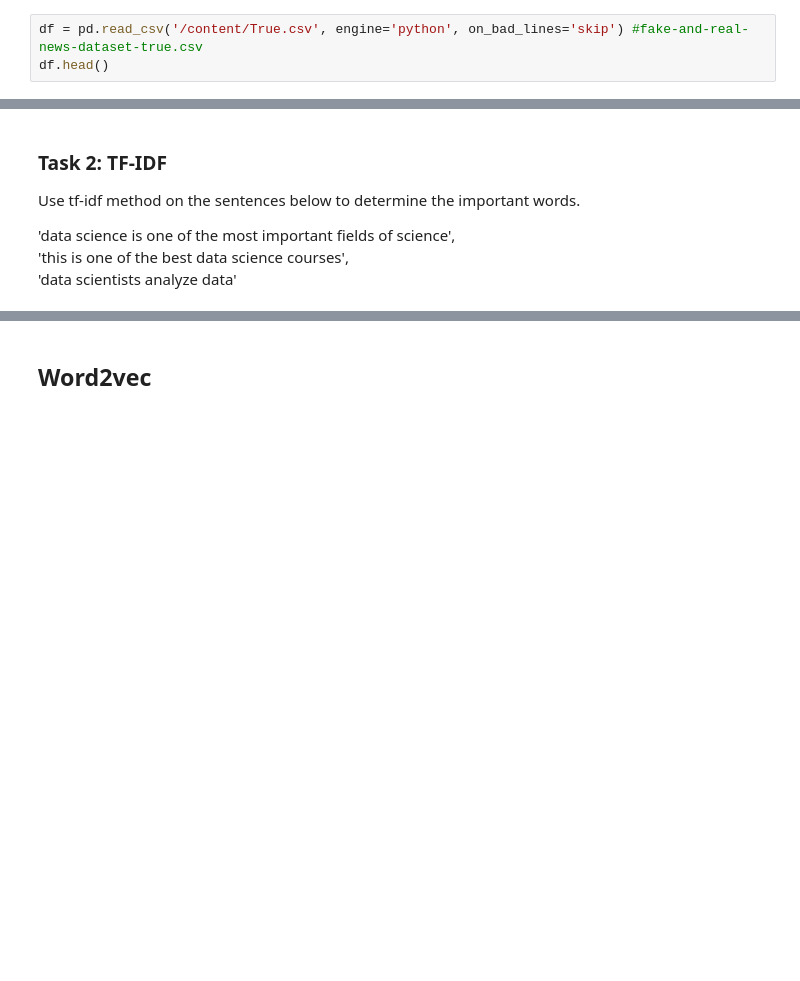
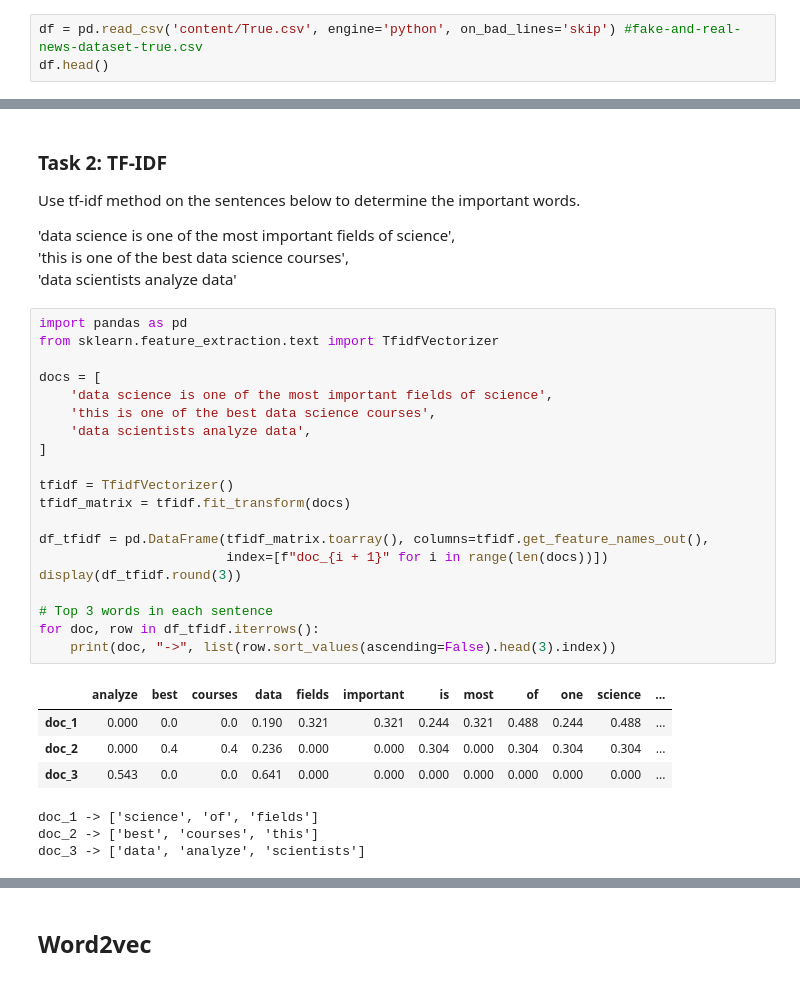
Before and after one commit to Ar3enn/NLP, a Jupyter notebook: Lab05/Lab5_Text_Representation-2.ipynb, the cells around one changed output, grey strips where cells are left out. Saved outputs shown, nothing was run; the diff lists cells and outputs as text; blank space fills up the shorter version.

```diff
--- a/Lab05/Lab5_Text_Representation-2.ipynb
+++ b/Lab05/Lab5_Text_Representation-2.ipynb
@@ -117,7 +118,7 @@ import gensim
 
 from nltk.tokenize import word_tokenize
 # %%
-df = pd.read_csv('/content/True.csv', engine='python', on_bad_lines='skip') #fake-and-real-news-dataset-true.csv
+df = pd.read_csv('content/True.csv', engine='python', on_bad_lines='skip') #fake-and-real-news-dataset-true.csv
 df.head()
 # %% [output]
 |  | title | text | subject | date |
@@ -159,3 +184,31 @@ Use tf-idf method on the sentences below to determine the important words.
 'data science is one of the most important fields of science',
 'this is one of the best data science courses',
 'data scientists analyze data'
+# %%
+import pandas as pd
+from sklearn.feature_extraction.text import TfidfVectorizer
+
+docs = [
+    'data science is one of the most important fields of science',
+    'this is one of the best data science courses',
+    'data scientists analyze data',
+]
+
+tfidf = TfidfVectorizer()
+tfidf_matrix = tfidf.fit_transform(docs)
+
+df_tfidf = pd.DataFrame(tfidf_matrix.toarray(), columns=tfidf.get_feature_names_out(),
+                        index=[f"doc_{i + 1}" for i in range(len(docs))])
+display(df_tfidf.round(3))
+
+# Top 3 words in each sentence
+for doc, row in df_tfidf.iterrows():
+    print(doc, "->", list(row.sort_values(ascending=False).head(3).index))
+# %% [output]
+|  | analyze | best | courses | data | fields | important | is | most | of | one | science | ... |
+| doc_1 | 0.000 | 0.0 | 0.0 | 0.190 | 0.321 | 0.321 | 0.244 | 0.321 | 0.488 | 0.244 | 0.488 | ... |
+| doc_2 | 0.000 | 0.4 | 0.4 | 0.236 | 0.000 | 0.000 | 0.304 | 0.000 | 0.304 | 0.304 | 0.304 | ... |
+| doc_3 | 0.543 | 0.0 | 0.0 | 0.641 | 0.000 | 0.000 | 0.000 | 0.000 | 0.000 | 0.000 | 0.000 | ... |
+doc_1 -> ['science', 'of', 'fields']
+doc_2 -> ['best', 'courses', 'this']
+doc_3 -> ['data', 'analyze', 'scientists']
```
Also changed, not shown: parts of 11 cells of this notebook, 11 other files.
